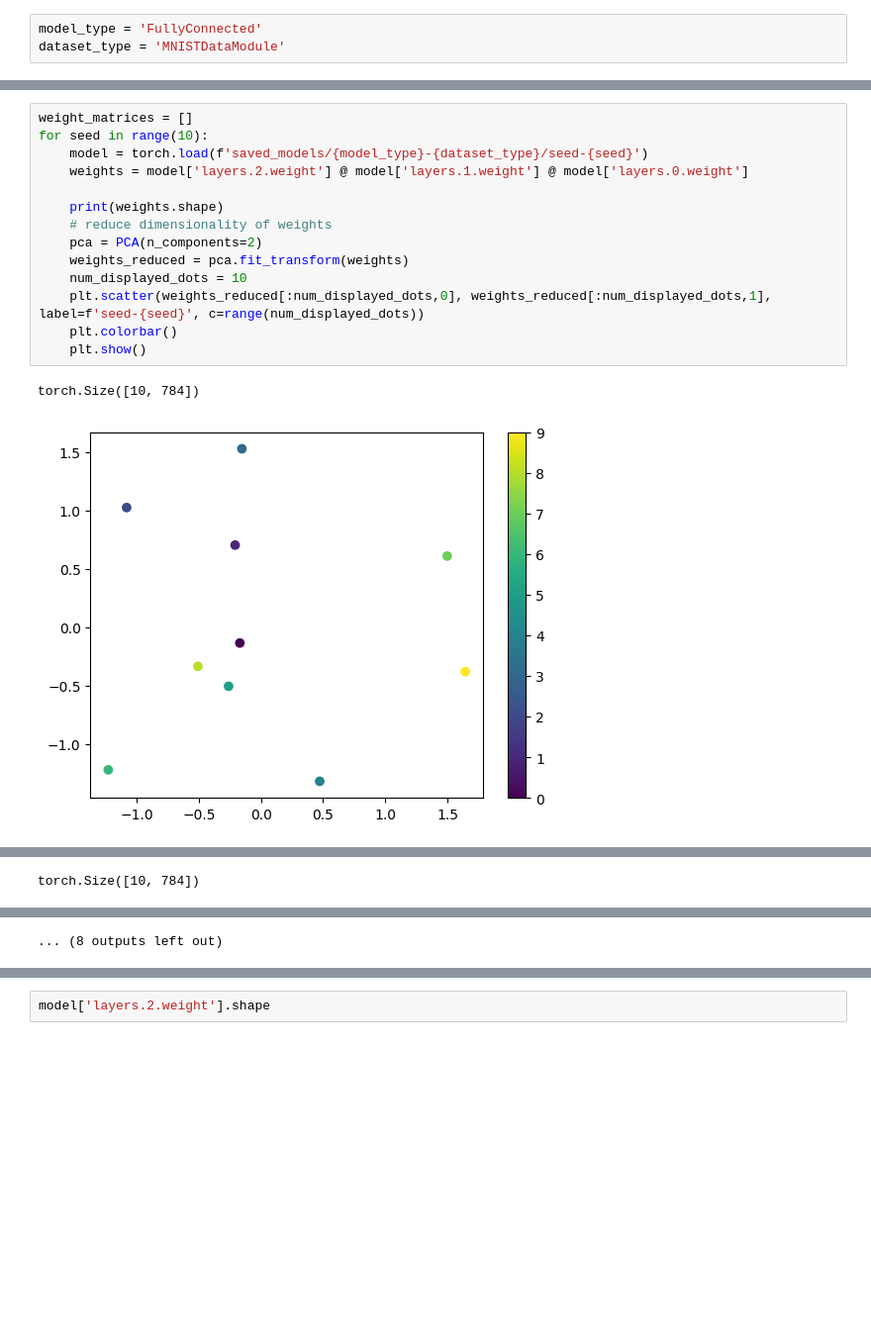
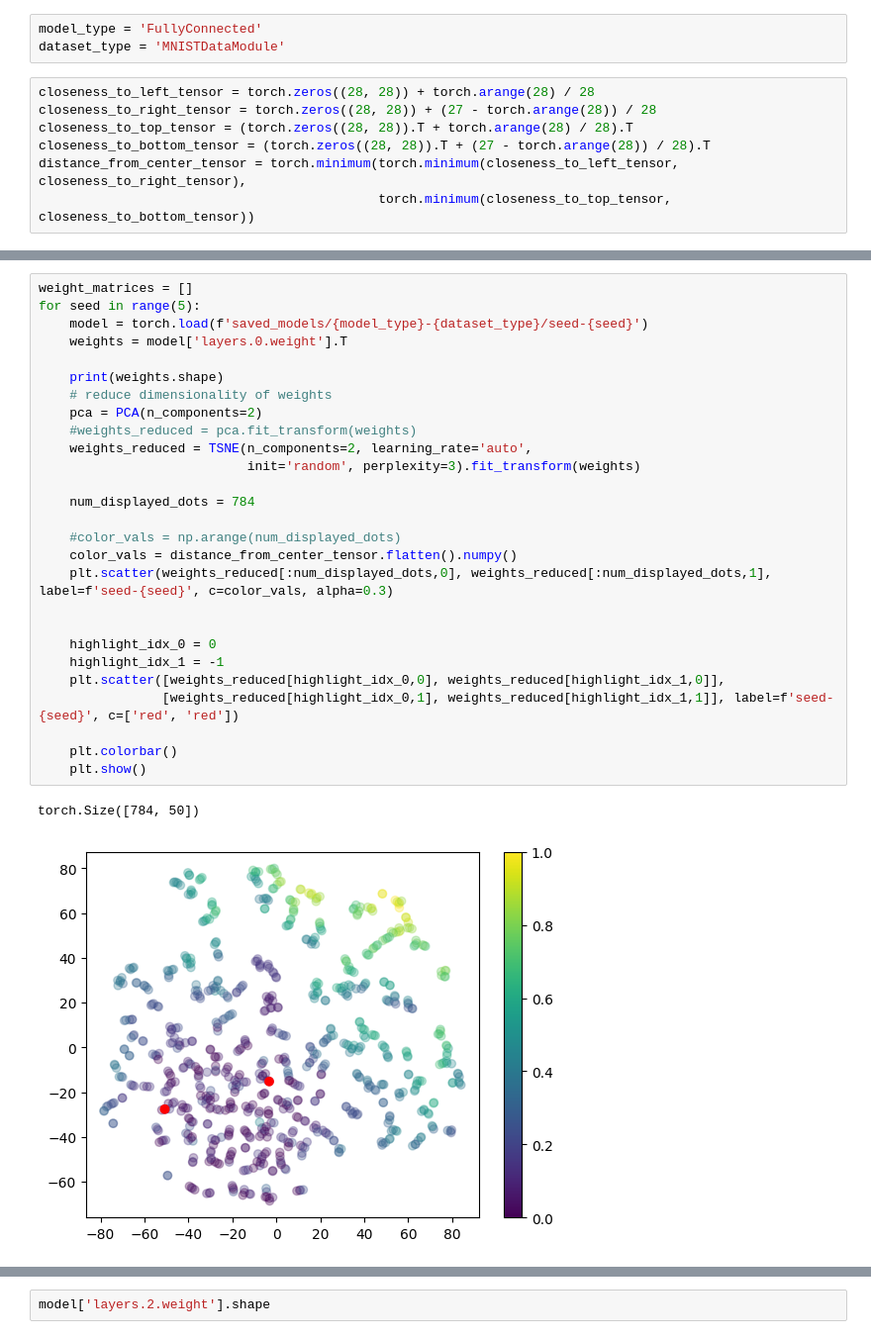
Before and after one commit to entropicbloom/intentionality, a Jupyter notebook: underlying/model_analysis.ipynb, the cells around one changed output, grey strips where cells are left out. Shown at 99% size. Saved outputs shown, nothing was run; the diff lists cells and outputs as text; blank space fills up the shorter version.

```diff
--- a/underlying/model_analysis.ipynb
+++ b/underlying/model_analysis.ipynb
@@ -8,3 +9,10 @@ from sklearn.decomposition import PCA
 # %%
 model_type = 'FullyConnected'
 dataset_type = 'MNISTDataModule'
+# %%
+closeness_to_left_tensor = torch.zeros((28, 28)) + torch.arange(28) / 28
+closeness_to_right_tensor = torch.zeros((28, 28)) + (27 - torch.arange(28)) / 28
+closeness_to_top_tensor = (torch.zeros((28, 28)).T + torch.arange(28) / 28).T
+closeness_to_bottom_tensor = (torch.zeros((28, 28)).T + (27 - torch.arange(28)) / 28).T
+distance_from_center_tensor = torch.minimum(torch.minimum(closeness_to_left_tensor, closeness_to_right_tensor),
+                                            torch.minimum(closeness_to_top_tensor, closeness_to_bottom_tensor))
@@ -11,17 +24,30 @@ dataset_type = 'MNISTDataModule'
 # %%
 weight_matrices = []
-for seed in range(10):
+for seed in range(5):
     model = torch.load(f'saved_models/{model_type}-{dataset_type}/seed-{seed}')
-    weights = model['layers.2.weight'] @ model['layers.1.weight'] @ model['layers.0.weight']
+    weights = model['layers.0.weight'].T
 
     print(weights.shape)
     # reduce dimensionality of weights
     pca = PCA(n_components=2)
-    weights_reduced = pca.fit_transform(weights)
-    num_displayed_dots = 10
-    plt.scatter(weights_reduced[:num_displayed_dots,0], weights_reduced[:num_displayed_dots,1], label=f'seed-{seed}', c=range(num_displayed_dots))
+    #weights_reduced = pca.fit_transform(weights)
+    weights_reduced = TSNE(n_components=2, learning_rate='auto',
+                           init='random', perplexity=3).fit_transform(weights)
+
+    num_displayed_dots = 784
+
+    #color_vals = np.arange(num_displayed_dots)
+    color_vals = distance_from_center_tensor.flatten().numpy()
+    plt.scatter(weights_reduced[:num_displayed_dots,0], weights_reduced[:num_displayed_dots,1], label=f'seed-{seed}', c=color_vals, alpha=0.3)
+
+
+    highlight_idx_0 = 0
+    highlight_idx_1 = -1
+    plt.scatter([weights_reduced[highlight_idx_0,0], weights_reduced[highlight_idx_1,0]],
+                [weights_reduced[highlight_idx_0,1], weights_reduced[highlight_idx_1,1]], label=f'seed-{seed}', c=['red', 'red'])
+
     plt.colorbar()
     plt.show()
 # %% [output]
-torch.Size([10, 784])
+torch.Size([784, 50])
-[figure, old version]
+[figure, new version]
@@ -36 +61,0 @@ torch.Size([10, 784])
-torch.Size([10, 784])
@@ -38,3 +62,2 @@ torch.Size([10, 784])
-... (8 outputs left out)
 # %%
 max_distance_indices = []
```
Also changed, not shown: parts of 6 cells of this notebook, 12 other files.
